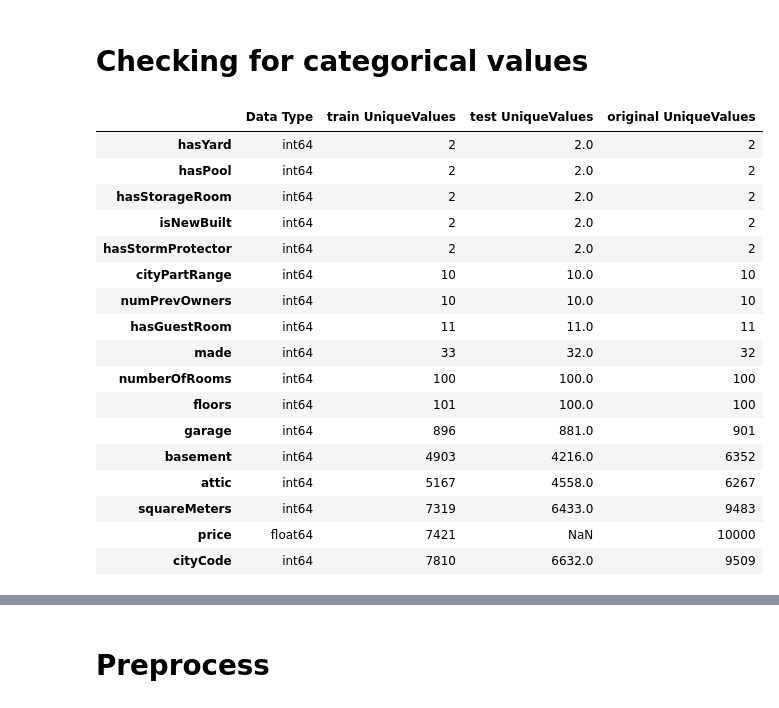
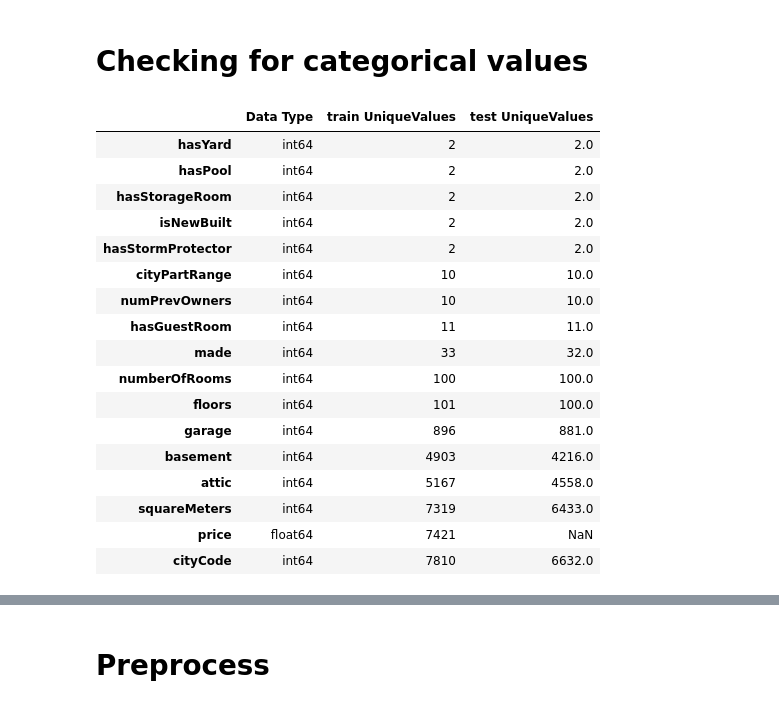
Before and after one commit to KhawajaAbaid/kaggle-playground, a Jupyter notebook: ps3e6-effective-feature-engineering.ipynb, the cells around one changed output, grey strips where cells are left out. Cells and saved outputs as stored; diff of their text form; code cells hidden in the pictures.

```diff
--- a/ps3e6-effective-feature-engineering.ipynb
+++ b/ps3e6-effective-feature-engineering.ipynb
@@ -94,26 +88,26 @@ Also test dataframe has **NaN** for price because it doesn't contain price i.e.
 # %% [markdown]
 # Checking for categorical values
 # %%
-pd.concat([train.dtypes.rename("Data Type")] + \
-          [dataset.nunique().rename(f"{dataset_name} UniqueValues") for dataset_name, dataset in all_datasets.items()],
-          axis=1).sort_values(by="train UniqueValues")
+# pd.concat([train.dtypes.rename("Data Type")] + \
+#           [dataset.nunique().rename(f"{dataset_name} UniqueValues") for dataset_name, dataset in all_datasets.items()],
+#           axis=1).sort_values(by="train UniqueValues")
 # %% [output]
-|  | Data Type | train UniqueValues | test UniqueValues | original UniqueValues |
-| hasYard | int64 | 2 | 2.0 | 2 |
-| hasPool | int64 | 2 | 2.0 | 2 |
-| hasStorageRoom | int64 | 2 | 2.0 | 2 |
-| isNewBuilt | int64 | 2 | 2.0 | 2 |
-| hasStormProtector | int64 | 2 | 2.0 | 2 |
-| cityPartRange | int64 | 10 | 10.0 | 10 |
-| numPrevOwners | int64 | 10 | 10.0 | 10 |
-| hasGuestRoom | int64 | 11 | 11.0 | 11 |
-| made | int64 | 33 | 32.0 | 32 |
-| numberOfRooms | int64 | 100 | 100.0 | 100 |
-| floors | int64 | 101 | 100.0 | 100 |
-| garage | int64 | 896 | 881.0 | 901 |
-| basement | int64 | 4903 | 4216.0 | 6352 |
-| attic | int64 | 5167 | 4558.0 | 6267 |
-| squareMeters | int64 | 7319 | 6433.0 | 9483 |
-| price | float64 | 7421 | NaN | 10000 |
-| cityCode | int64 | 7810 | 6632.0 | 9509 |
+|  | Data Type | train UniqueValues | test UniqueValues |
+| hasYard | int64 | 2 | 2.0 |
+| hasPool | int64 | 2 | 2.0 |
+| hasStorageRoom | int64 | 2 | 2.0 |
+| isNewBuilt | int64 | 2 | 2.0 |
+| hasStormProtector | int64 | 2 | 2.0 |
+| cityPartRange | int64 | 10 | 10.0 |
+| numPrevOwners | int64 | 10 | 10.0 |
+| hasGuestRoom | int64 | 11 | 11.0 |
+| made | int64 | 33 | 32.0 |
+| numberOfRooms | int64 | 100 | 100.0 |
+| floors | int64 | 101 | 100.0 |
+| garage | int64 | 896 | 881.0 |
+| basement | int64 | 4903 | 4216.0 |
+| attic | int64 | 5167 | 4558.0 |
+| squareMeters | int64 | 7319 | 6433.0 |
+| price | float64 | 7421 | NaN |
+| cityCode | int64 | 7810 | 6632.0 |
 # %%
```
Also changed, not shown: parts of 40 cells of this notebook.
